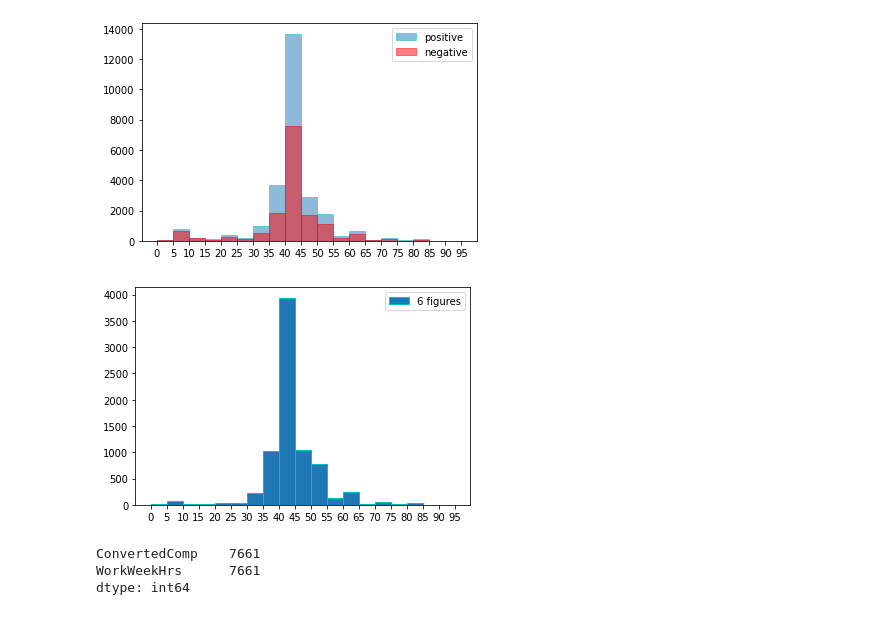
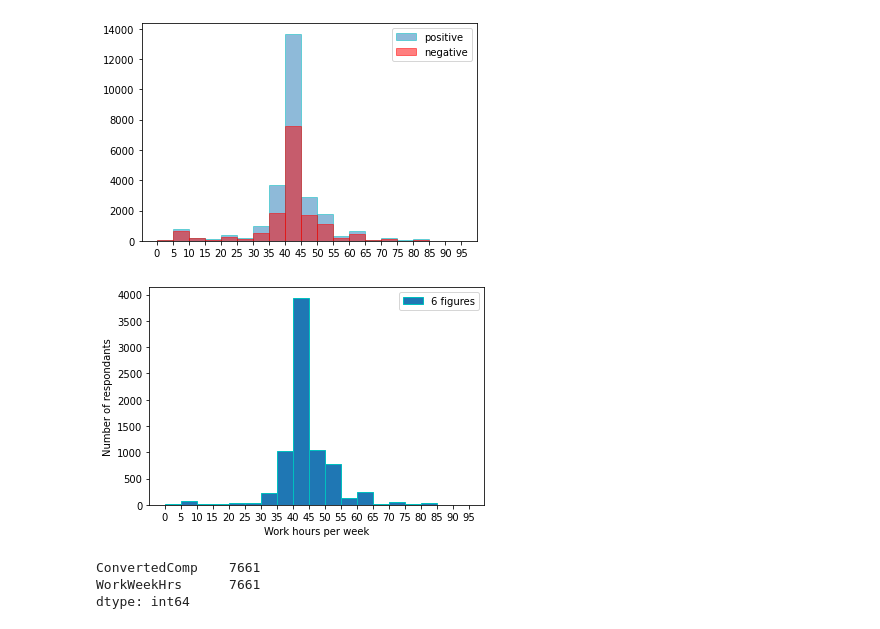
Before and after one commit to lbcastro/udacity_ds_p1, a Jupyter notebook: main.ipynb, the cells around one changed output. Drawn from its saved outputs; the diff is of its cells as text; code cells hidden in the pictures.

```diff
--- a/main.ipynb
+++ b/main.ipynb
@@ -340,17 +340,20 @@ plt.show()
 # %%
 # Average income and weekly work hours
 df_drop = df_map[2020].dropna(subset=['ConvertedComp', 'WorkWeekHrs'])
 sat_num = cat_to_num(df_drop['ConvertedComp'], satisfaction_map, satisfaction_ignored)
 new_df = pd.DataFrame([sat_num, df_drop['WorkWeekHrs']])
 new_df = new_df.transpose()
 new_df_high = new_df[new_df['ConvertedComp'] > 100000]
 bins = [i * 5 for i in range(20)]
 plt.hist(new_df_high['WorkWeekHrs'], bins=bins, edgecolor="c", alpha=1, label='6 figures')
 plt.legend(loc='upper right')
+plt.title("")
+plt.ylabel("Number of respondants")
+plt.xlabel("Work hours per week")
 plt.xticks(bins)
 plt.show()
 # %% [output]
-[figure, old version]
+[figure, new version]
 # %%
 # Number of respondents with 6 figure salaries in 2020
 new_df_high.count()
```
Also changed, not shown: parts of 1 cell of this notebook.
